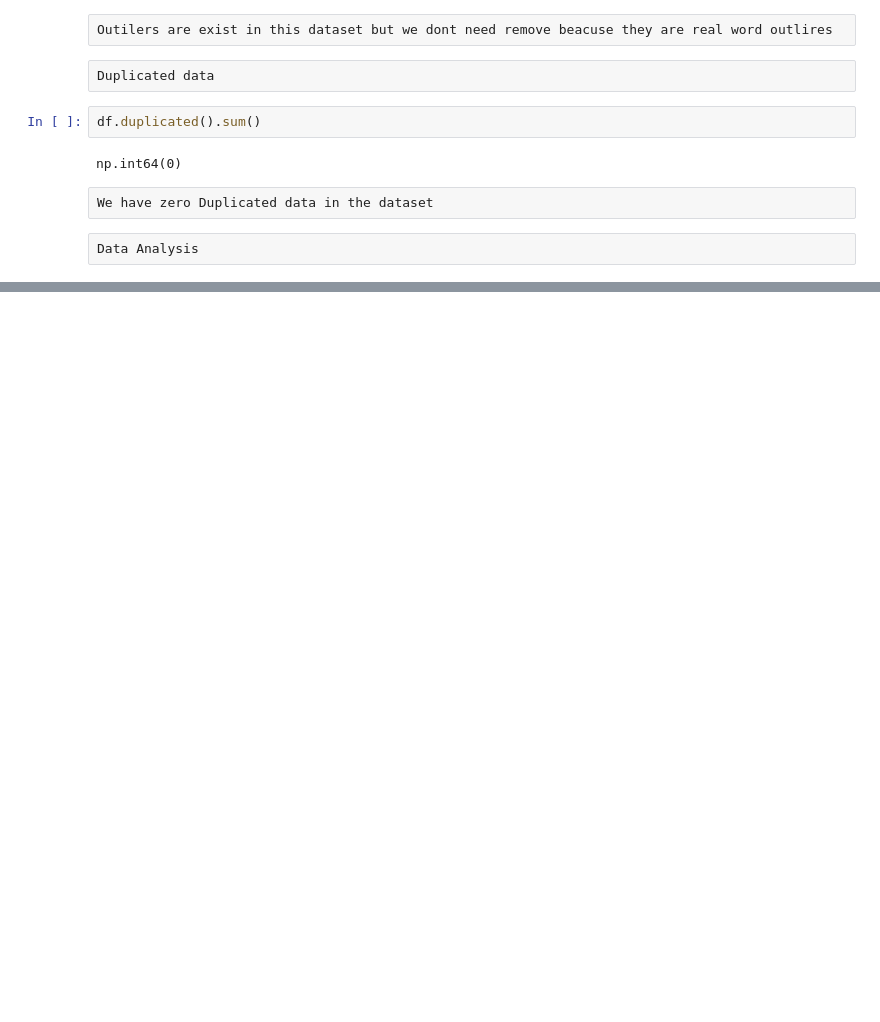
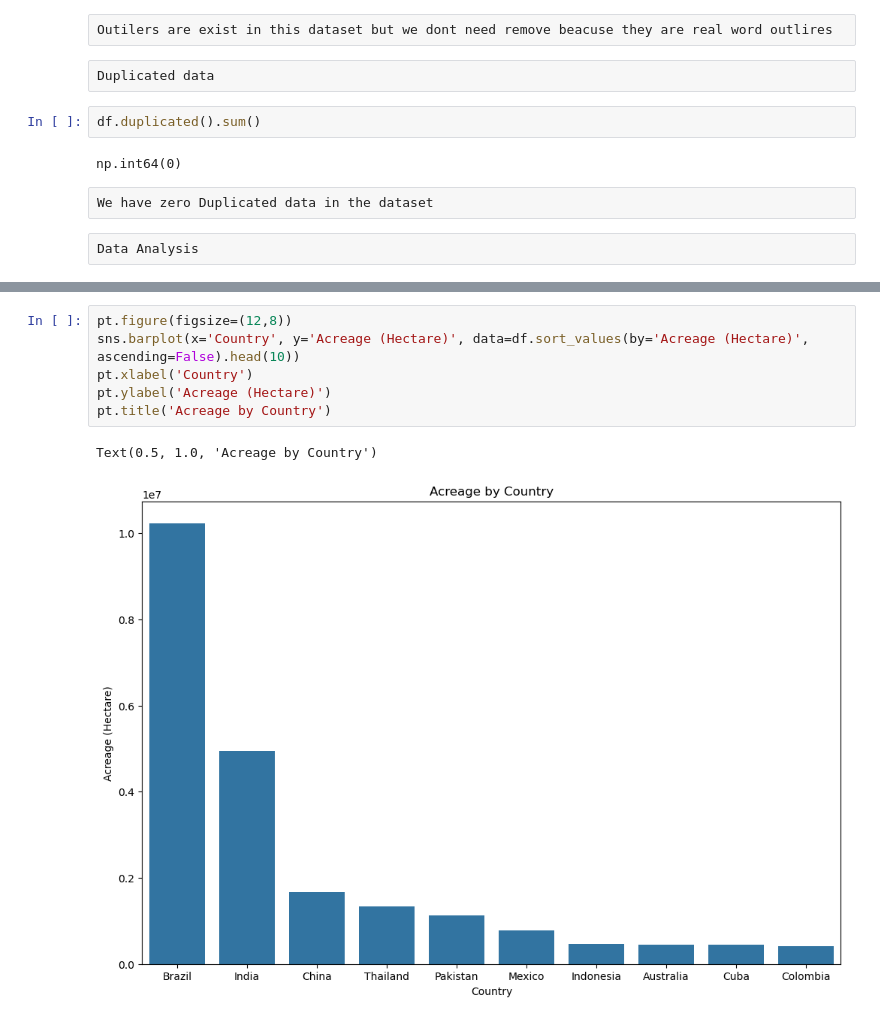
Before and after one commit to vinayakmishra4/Project-Sugarcane-Production, a Jupyter notebook: Sugarcaneproductoion.ipynb, the cells around one changed output, grey strips where cells are left out. Drawn from its saved outputs; the diff is of its cells as text; blank space fills up the shorter version.

```diff
--- a/Sugarcaneproductoion.ipynb
+++ b/Sugarcaneproductoion.ipynb
@@ -152,0 +190,9 @@ Data Analysis
+# %%
+pt.figure(figsize=(12,8))
+sns.barplot(x='Country', y='Acreage (Hectare)', data=df.sort_values(by='Acreage (Hectare)', ascending=False).head(10))
+pt.xlabel('Country')
+pt.ylabel('Acreage (Hectare)')
+pt.title('Acreage by Country')
+# %% [output]
+Text(0.5, 1.0, 'Acreage by Country')
+[figure, added]
```
Also changed, not shown: parts of 12 cells of this notebook.
